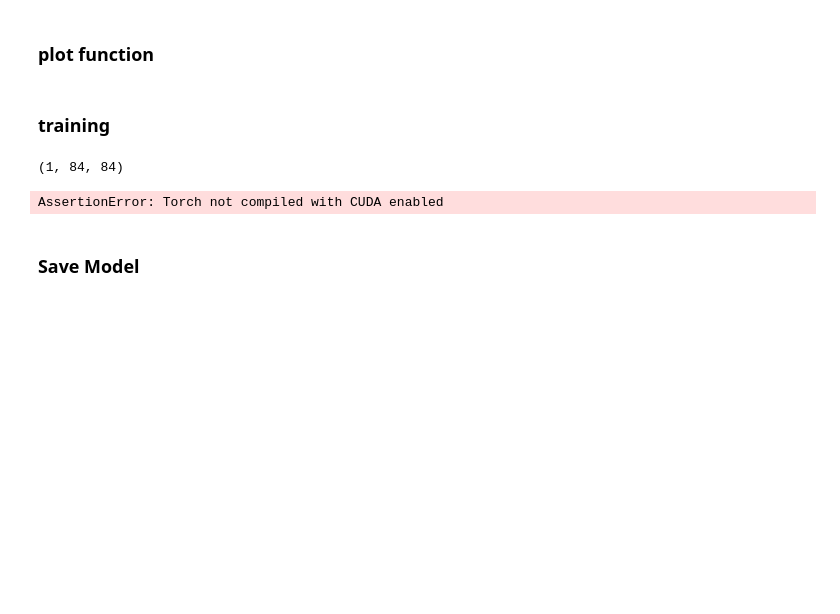
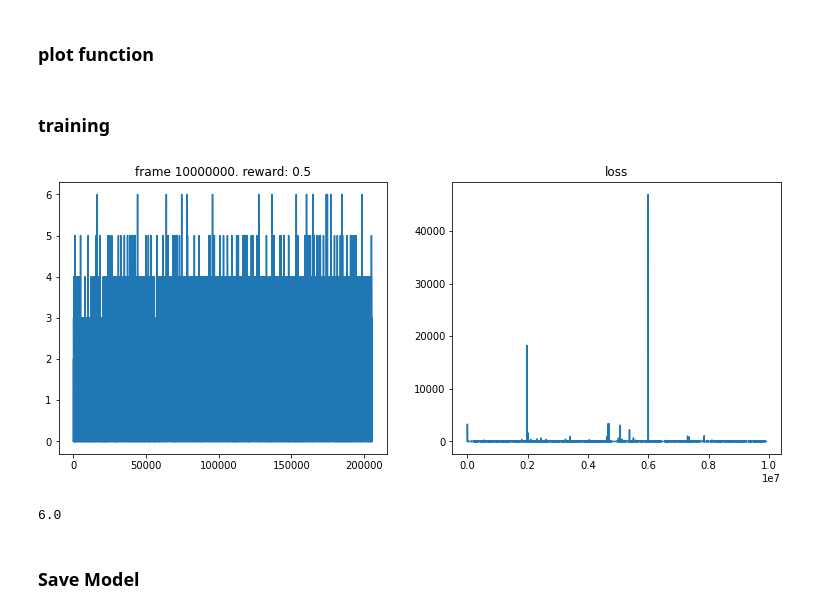
Before and after one commit to iamzhanghao/Deep-Q-Network-Variations, a Jupyter notebook: DDQN-yyh.ipynb, the cells around one changed output. Cells and saved outputs as stored; diff of their text form; code cells hidden in the pictures; blank space fills up the shorter version.

Commit message:
Add DDQN results

```diff
--- a/DDQN-yyh.ipynb
+++ b/DDQN-yyh.ipynb
@@ -48,5 +48,5 @@ epsilon_decay = 1500000
 epsilon_by_frame = lambda frame_idx: epsilon_final + (epsilon_start - epsilon_final) * math.exp(-1. * frame_idx / epsilon_decay)
 
 num_frames = 10000000
-batch_size = 128
+batch_size = 64
 gamma      = 0.99
@@ -153,37 +156,38 @@ for frame_idx in range(1, num_frames + 1):
         reward_queue.append(reward)
         next_state_4frames = np.array([frame_queue[0],frame_queue[1],frame_queue[2],frame_queue[3]])
         replay_buffer.push(state_4frames, action, reward_4frames, next_state_4frames, done)
 
 
     state = next_state
     episode_reward += reward
 
     if done:
         state = env.reset()
         all_rewards.append(episode_reward)
         episode_reward = 0
         frame_queue = [np.squeeze(np.array(state),axis = 0)]
         reward_queue = [0]
 
 
     if len(replay_buffer) >= replay_initial:
         loss = compute_td_loss(batch_size)
         losses.append(loss.item())
 
     if frame_idx % 10000 == 0:
         plot(frame_idx, all_rewards, losses)
         print(max(all_rewards))
 
     if frame_idx % 10000 == 0:
         update_target(current_model, target_model)
 
     if frame_idx % 1000000 == 0:
 
-        torch.save(model.state_dict(),cwd+"/models/ddqn.pt")
-        np.save(cwd+"/training_data/ddqn.npy", np.array(all_rewards))
+        torch.save(current_model.state_dict(),cwd+"/models/ddqn.pt")
+        np.save(cwd+"/training_data/ddqn_reward.npy", np.array(all_rewards))
+        np.save(cwd+"/training_data/ddqn_loss.npy", np.array(losses))
 # %% [output]
+[figure, added]
-(1, 84, 84)
+6.0
-AssertionError: Torch not compiled with CUDA enabled
 # %% [markdown]
 ### Save Model
 # %%
```
Also changed, not shown: parts of 2 cells of this notebook, 4 other files.
